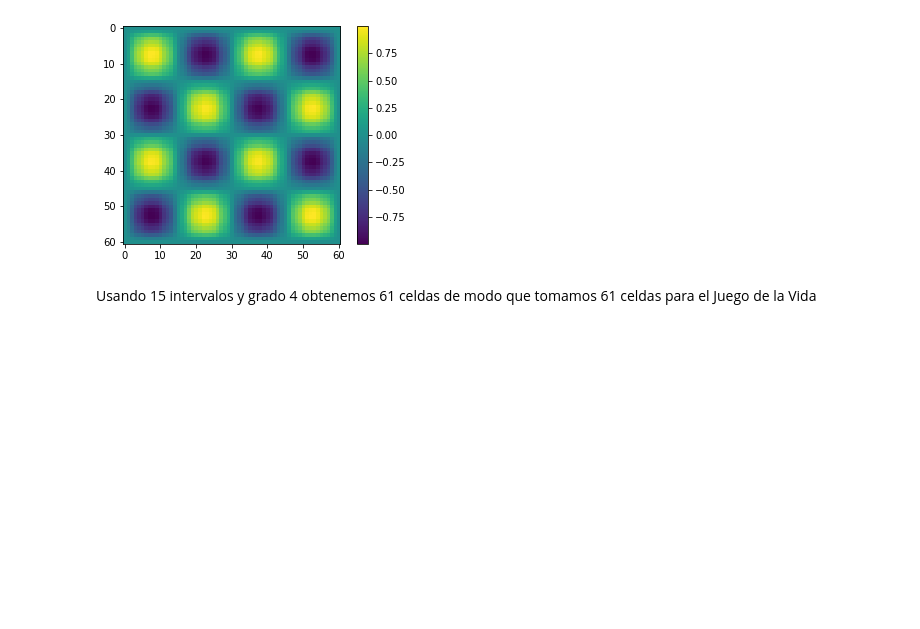
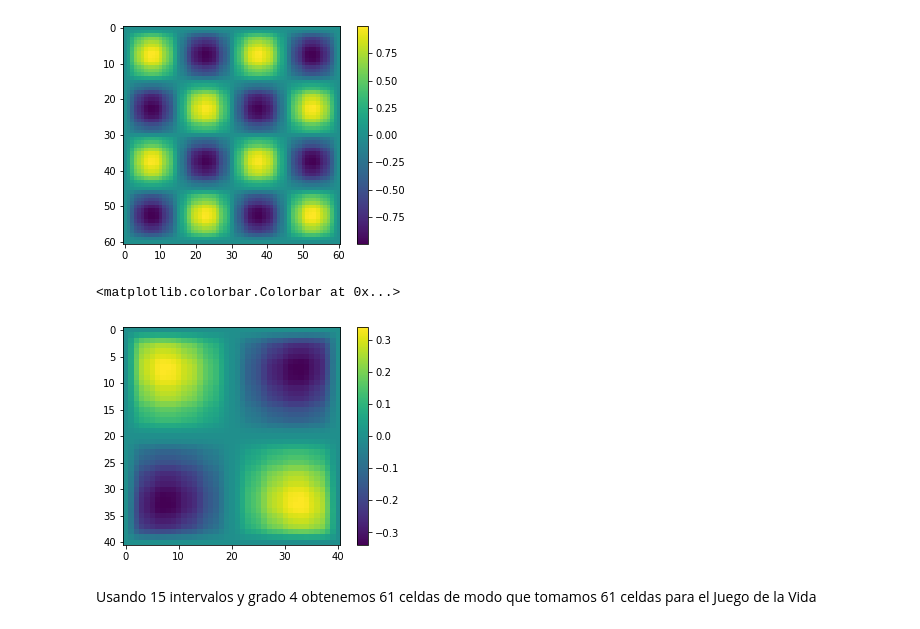
Before and after one commit to D-marina/spectraLib, a Jupyter notebook: TFG Isabel María Altamirano.ipynb, the cells around one changed output. Saved outputs shown, nothing was run; the diff lists cells and outputs as text; code cells hidden in the pictures; blank space fills up the shorter version.

```diff
--- a/TFG Isabel María Altamirano.ipynb
+++ b/TFG Isabel María Altamirano.ipynb
@@ -365,6 +403,23 @@ fig.colorbar(pl)
 Error ($||U-real||_\inf$): 0.06468463103257532
 <matplotlib.colorbar.Colorbar at 0x...>
 [figure]
+# %%
+f1=lambda x: 8*x
+f2= lambda y: 2*y
+
+m=10
+p=4
+Nq=5
+U=lib.Solution2D(m,p,Nq,f1,f2)
+
+UU=U.reshape((m*p+1,m*p+1))
+
+fig, ax = plt.subplots()
+pl = ax.imshow(UU)
+fig.colorbar(pl)
+# %% [output]
+<matplotlib.colorbar.Colorbar at 0x...>
+[figure, added]
 # %% [markdown]
 Usando 15 intervalos y grado 4 obtenemos 61 celdas de modo que tomamos 61 celdas para el Juego de la Vida
 # %% [markdown]
```
Also changed, not shown: parts of 11 cells of this notebook, 1 other file.
